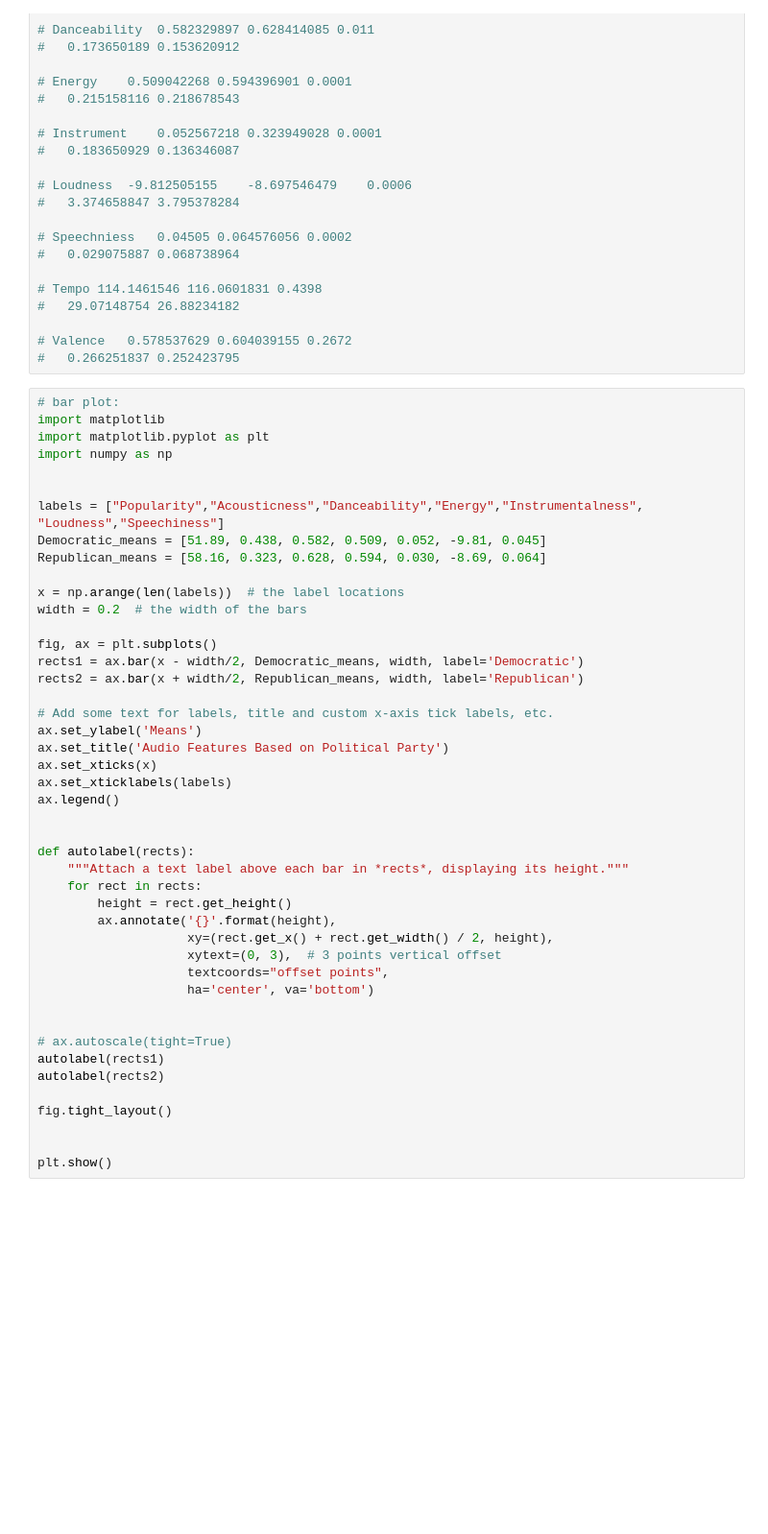
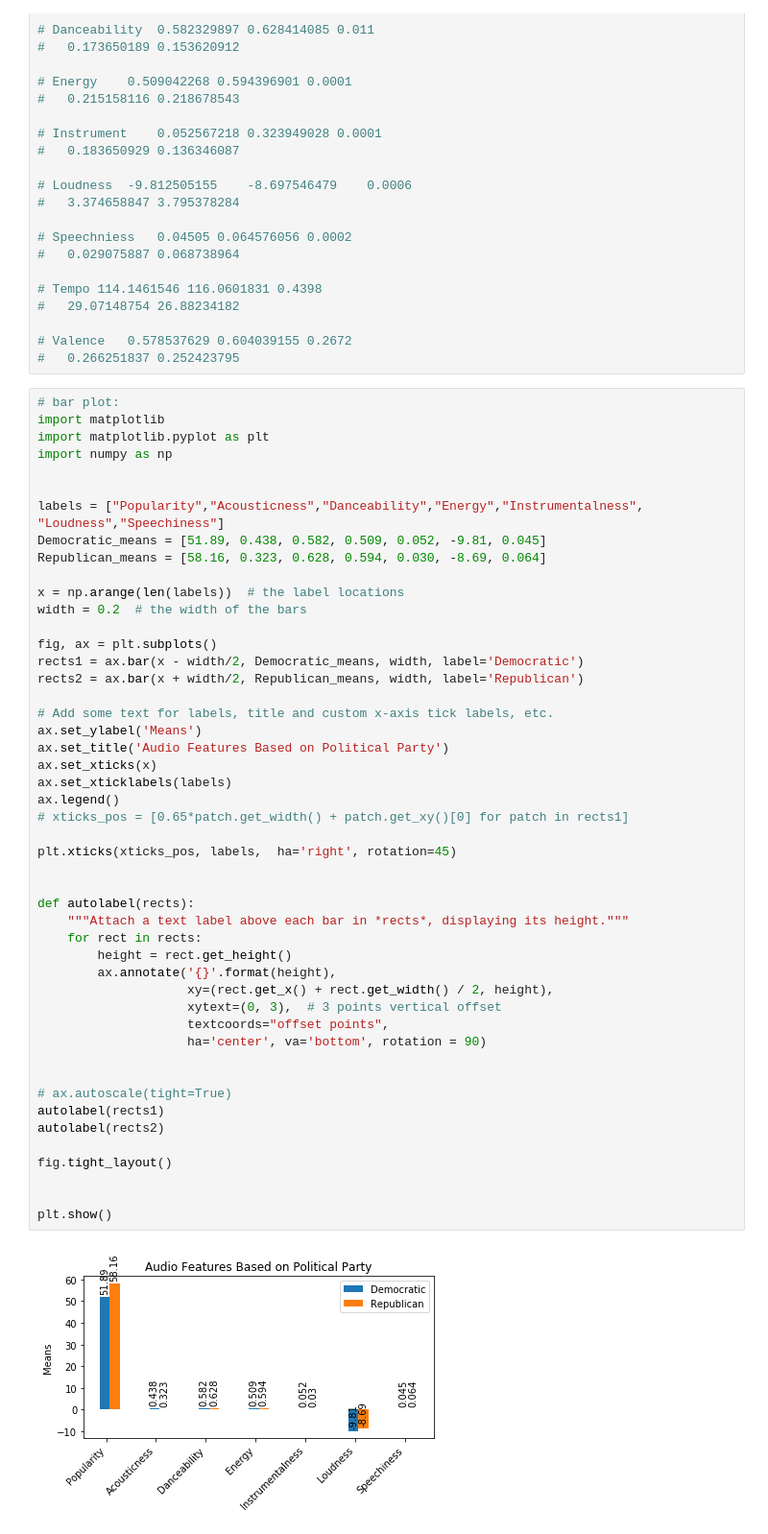
Before and after one commit to crnewey/Bootcamp-Spot-Homework, a Jupyter notebook: Project 1/spotify(6).ipynb, the cells around one changed output. Shown at 96% size. Cells and saved outputs as stored; diff of their text form; blank space fills up the shorter version.

```diff
--- a/Project 1/spotify(6).ipynb
+++ b/Project 1/spotify(6).ipynb
@@ -750,34 +750,39 @@ width = 0.2  # the width of the bars
 fig, ax = plt.subplots()
 rects1 = ax.bar(x - width/2, Democratic_means, width, label='Democratic')
 rects2 = ax.bar(x + width/2, Republican_means, width, label='Republican')
 
 # Add some text for labels, title and custom x-axis tick labels, etc.
 ax.set_ylabel('Means')
 ax.set_title('Audio Features Based on Political Party')
 ax.set_xticks(x)
 ax.set_xticklabels(labels)
 ax.legend()
+# xticks_pos = [0.65*patch.get_width() + patch.get_xy()[0] for patch in rects1]
+
+plt.xticks(xticks_pos, labels,  ha='right', rotation=45)
 
 
 def autolabel(rects):
     """Attach a text label above each bar in *rects*, displaying its height."""
     for rect in rects:
         height = rect.get_height()
         ax.annotate('{}'.format(height),
                     xy=(rect.get_x() + rect.get_width() / 2, height),
                     xytext=(0, 3),  # 3 points vertical offset
                     textcoords="offset points",
-                    ha='center', va='bottom')
+                    ha='center', va='bottom', rotation = 90)
 
 
 # ax.autoscale(tight=True)
 autolabel(rects1)
 autolabel(rects2)
 
 fig.tight_layout()
 
 
 plt.show()
+# %% [output]
+[figure, added]
 # %%
 # war v peace stats:
 
```
Also changed, not shown: parts of 1 cell of this notebook.
